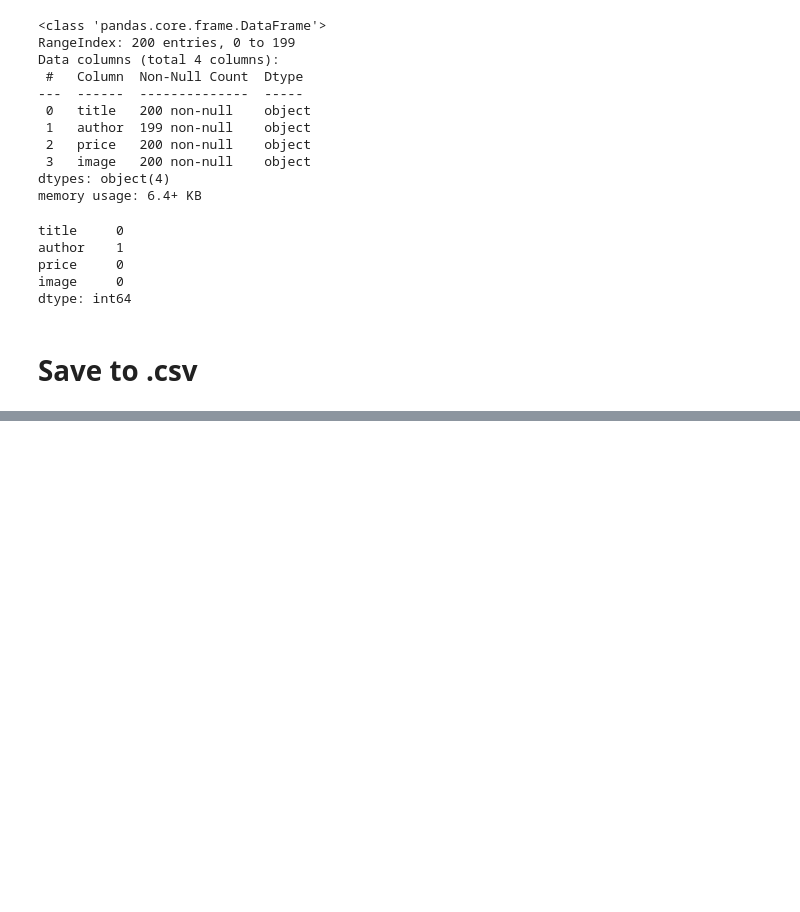
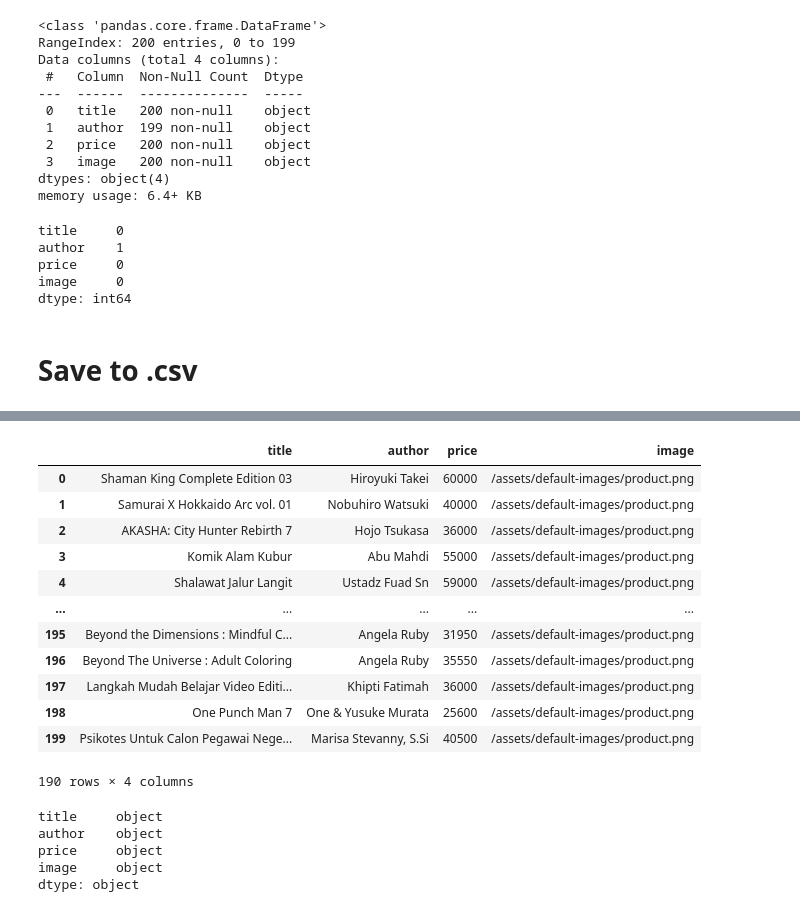
Before and after one commit to ardipm/Web-Scraping, a Jupyter notebook: scraping.ipynb, the cells around one changed output, grey strips where cells are left out. Saved outputs shown, nothing was run; the diff lists cells and outputs as text; code cells hidden in the pictures; blank space fills up the shorter version.

```diff
--- a/scraping.ipynb
+++ b/scraping.ipynb
@@ -297,0 +391,25 @@ data.to_csv('data_scraped.csv', index=False)
+# %%
+cleaned_df = cleaned_df_copy
+cleaned_df
+# %% [output]
+|  | title | author | price | image |
+| 0 | Shaman King Complete Edition 03 | Hiroyuki Takei | 60000 | /assets/default-images/product.png |
+| 1 | Samurai X Hokkaido Arc vol. 01 | Nobuhiro Watsuki | 40000 | /assets/default-images/product.png |
+| 2 | AKASHA: City Hunter Rebirth 7 | Hojo Tsukasa | 36000 | /assets/default-images/product.png |
+| 3 | Komik Alam Kubur | Abu Mahdi | 55000 | /assets/default-images/product.png |
+| 4 | Shalawat Jalur Langit | Ustadz Fuad Sn | 59000 | /assets/default-images/product.png |
+| ... | ... | ... | ... | ... |
+| 195 | Beyond the Dimensions : Mindful C... | Angela Ruby | 31950 | /assets/default-images/product.png |
+| 196 | Beyond The Universe : Adult Coloring | Angela Ruby | 35550 | /assets/default-images/product.png |
+| 197 | Langkah Mudah Belajar Video Editi... | Khipti Fatimah | 36000 | /assets/default-images/product.png |
+| 198 | One Punch Man 7 | One & Yusuke Murata | 25600 | /assets/default-images/product.png |
+| 199 | Psikotes Untuk Calon Pegawai Nege... | Marisa Stevanny, S.Si | 40500 | /assets/default-images/product.png |
+190 rows × 4 columns
+# %%
+cleaned_df.dtypes
+# %% [output]
+title     object
+author    object
+price     object
+image     object
+dtype: object
```
Also changed, not shown: parts of 15 cells of this notebook.
